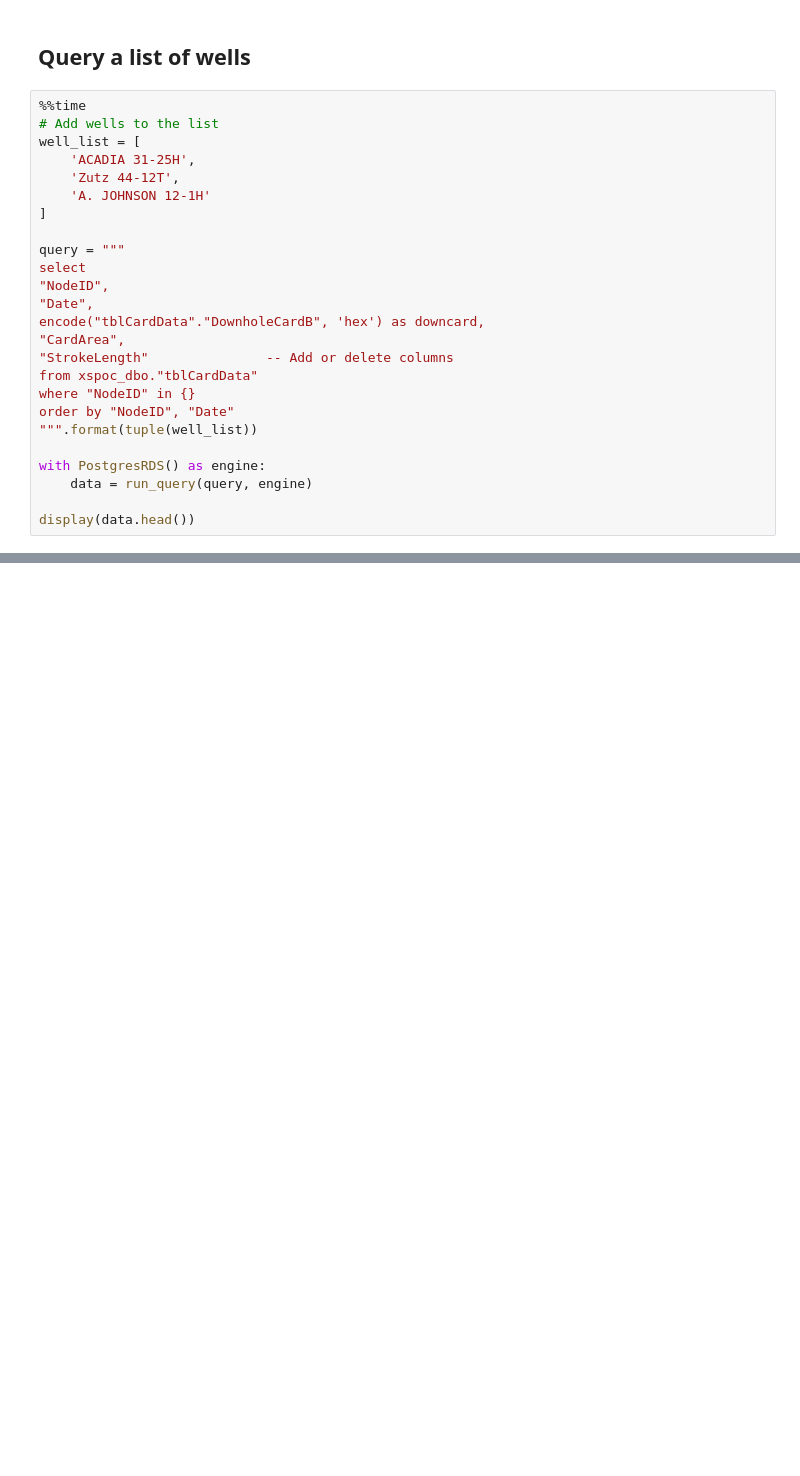
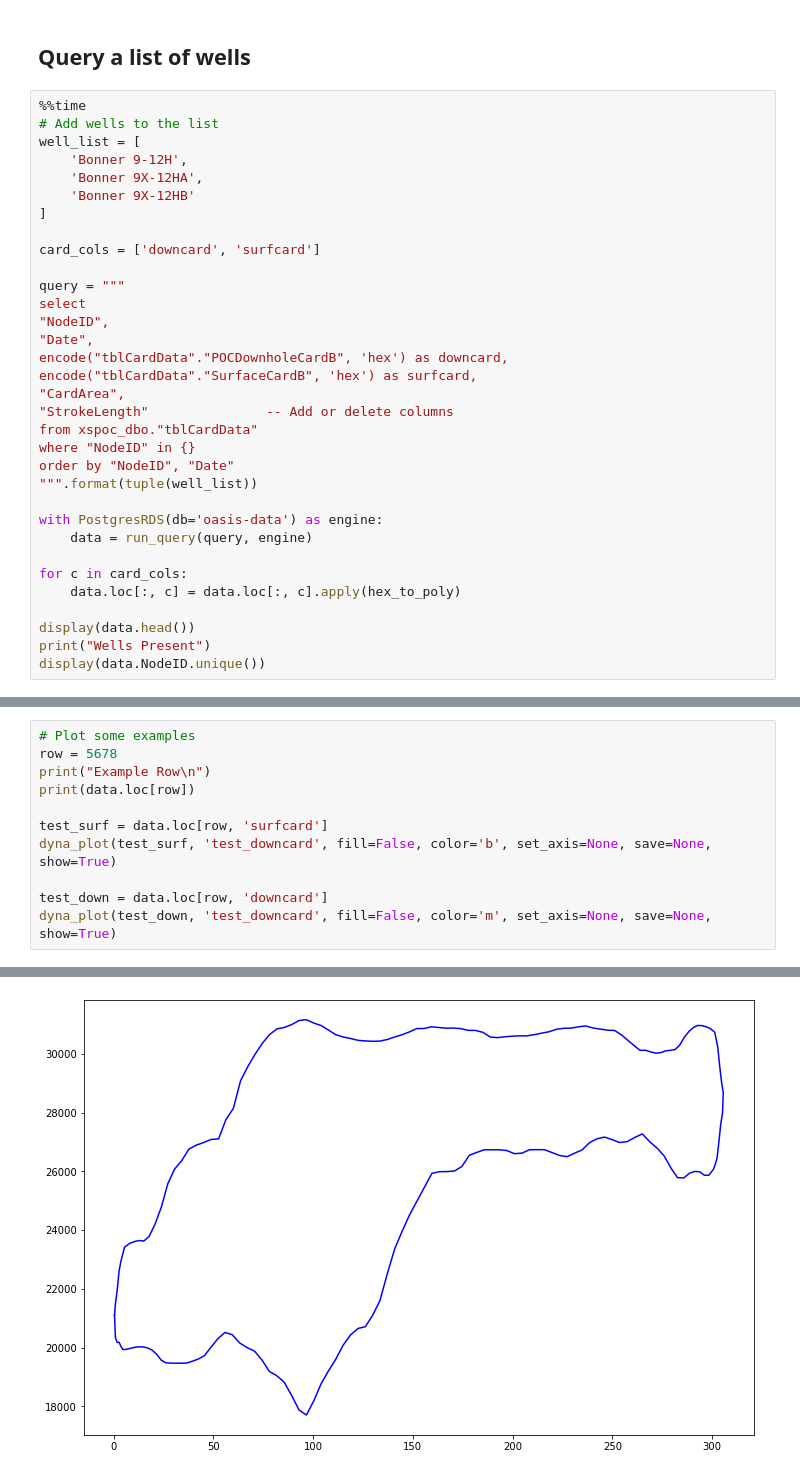
Before and after one commit to Ashitha97/ESP, a Jupyter notebook: dataAnalysis/Initial Analysis Card Data.ipynb, the cells around one changed output, grey strips where cells are left out. Saved outputs shown, nothing was run; the diff lists cells and outputs as text; blank space fills up the shorter version.

```diff
--- a/dataAnalysis/Initial Analysis Card Data.ipynb
+++ b/dataAnalysis/Initial Analysis Card Data.ipynb
@@ -194,16 +222,19 @@ dyna_plot(test_card, name='Test' , fill=False, color='k', set_axis=None, save=No
 %%time
 # Add wells to the list
 well_list = [
-    'ACADIA 31-25H',
-    'Zutz 44-12T',
-    'A. JOHNSON 12-1H'
+    'Bonner 9-12H',
+    'Bonner 9X-12HA',
+    'Bonner 9X-12HB'
 ]
+
+card_cols = ['downcard', 'surfcard']
 
 query = """
 select
 "NodeID",
 "Date",
-encode("tblCardData"."DownholeCardB", 'hex') as downcard,
+encode("tblCardData"."POCDownholeCardB", 'hex') as downcard,
+encode("tblCardData"."SurfaceCardB", 'hex') as surfcard,
 "CardArea",
 "StrokeLength"               -- Add or delete columns
 from xspoc_dbo."tblCardData"
@@ -211,10 +242,15 @@ where "NodeID" in {}
 order by "NodeID", "Date"
 """.format(tuple(well_list))
 
-with PostgresRDS() as engine:
+with PostgresRDS(db='oasis-data') as engine:
     data = run_query(query, engine)
 
+for c in card_cols:
+    data.loc[:, c] = data.loc[:, c].apply(hex_to_poly)
+
 display(data.head())
+print("Wells Present")
+display(data.NodeID.unique())
 # %% [output]
 Connected to oasis-data DataBase
 Connection Closed
@@ -224,0 +266,12 @@ array(['ACADIA 31-25H', 'A. JOHNSON 12-1H', 'Zutz 44-12T'], dtype=object)
+# %%
+# Plot some examples
+row = 5678
+print("Example Row\n")
+print(data.loc[row])
+
+test_surf = data.loc[row, 'surfcard']
+dyna_plot(test_surf, 'test_downcard', fill=False, color='b', set_axis=None, save=None, show=True)
+
+test_down = data.loc[row, 'downcard']
+dyna_plot(test_down, 'test_downcard', fill=False, color='m', set_axis=None, save=None, show=True)
+# %% [output]
@@ -224,0 +287 @@ array(['ACADIA 31-25H', 'A. JOHNSON 12-1H', 'Zutz 44-12T'], dtype=object)
+[figure, added]
```
Also changed, not shown: parts of 13 cells of this notebook, 5 other files.
